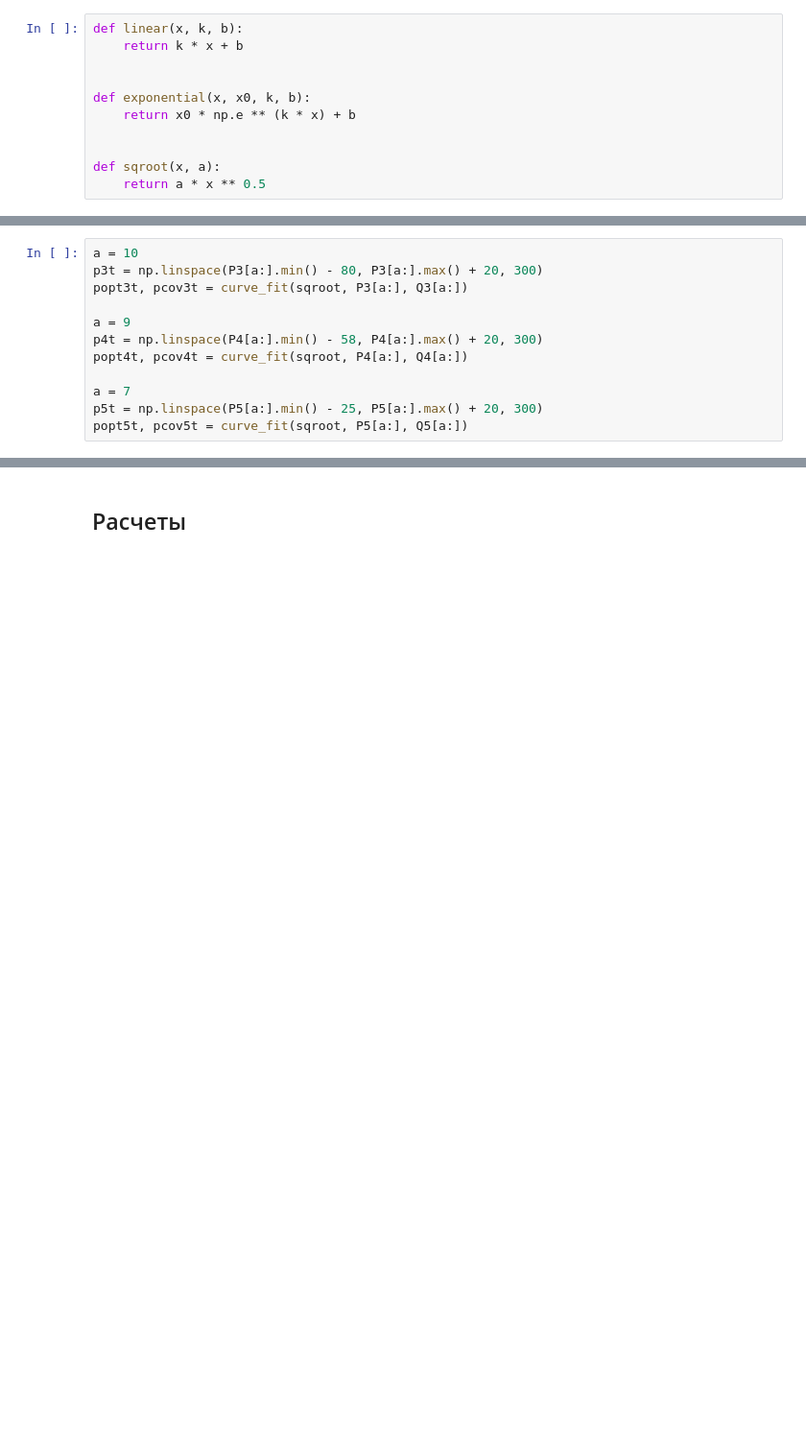
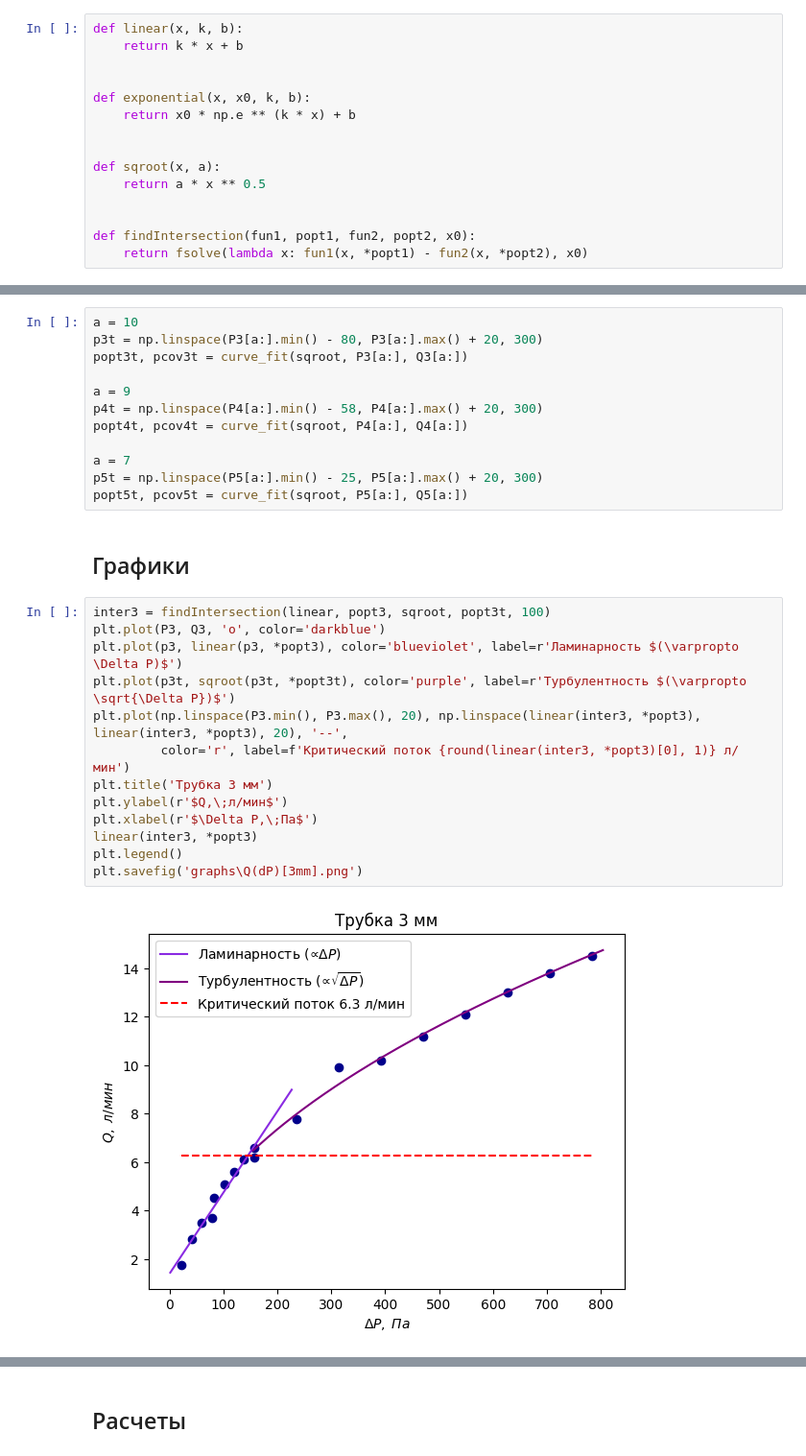
Before and after one commit to TimBelinskii/PhysicsLabs, a Jupyter notebook: II семестр/1.3.3/processing.ipynb, the cells around one changed output, grey strips where cells are left out. Shown at 96% size. Drawn from its saved outputs; the diff is of its cells as text; blank space fills up the shorter version.

```diff
--- a/II семестр/1.3.3/processing.ipynb
+++ b/II семестр/1.3.3/processing.ipynb
@@ -15,6 +15,10 @@ def exponential(x, x0, k, b):
 
 def sqroot(x, a):
     return a * x ** 0.5
+
+
+def findIntersection(fun1, popt1, fun2, popt2, x0):
+    return fsolve(lambda x: fun1(x, *popt1) - fun2(x, *popt2), x0)
 # %%
 def the_best_line(x, y):
 # %% [markdown]
@@ -71,3 +75,20 @@ popt4t, pcov4t = curve_fit(sqroot, P4[a:], Q4[a:])
 a = 7
 p5t = np.linspace(P5[a:].min() - 25, P5[a:].max() + 20, 300)
 popt5t, pcov5t = curve_fit(sqroot, P5[a:], Q5[a:])
+# %% [markdown]
+## Графики
+# %%
+inter3 = findIntersection(linear, popt3, sqroot, popt3t, 100)
+plt.plot(P3, Q3, 'o', color='darkblue')
+plt.plot(p3, linear(p3, *popt3), color='blueviolet', label=r'Ламинарность $(\varpropto \Delta P)$')
+plt.plot(p3t, sqroot(p3t, *popt3t), color='purple', label=r'Турбулентность $(\varpropto \sqrt{\Delta P})$')
+plt.plot(np.linspace(P3.min(), P3.max(), 20), np.linspace(linear(inter3, *popt3), linear(inter3, *popt3), 20), '--',
+         color='r', label=f'Критический поток {round(linear(inter3, *popt3)[0], 1)} л/мин')
+plt.title('Трубка 3 мм')
+plt.ylabel(r'$Q,\;л/мин$')
+plt.xlabel(r'$\Delta P,\;Па$')
+linear(inter3, *popt3)
+plt.legend()
+plt.savefig('graphs\Q(dP)[3mm].png')
+# %% [output]
+[figure, added]
```
Also changed, not shown: parts of 10 cells of this notebook.
